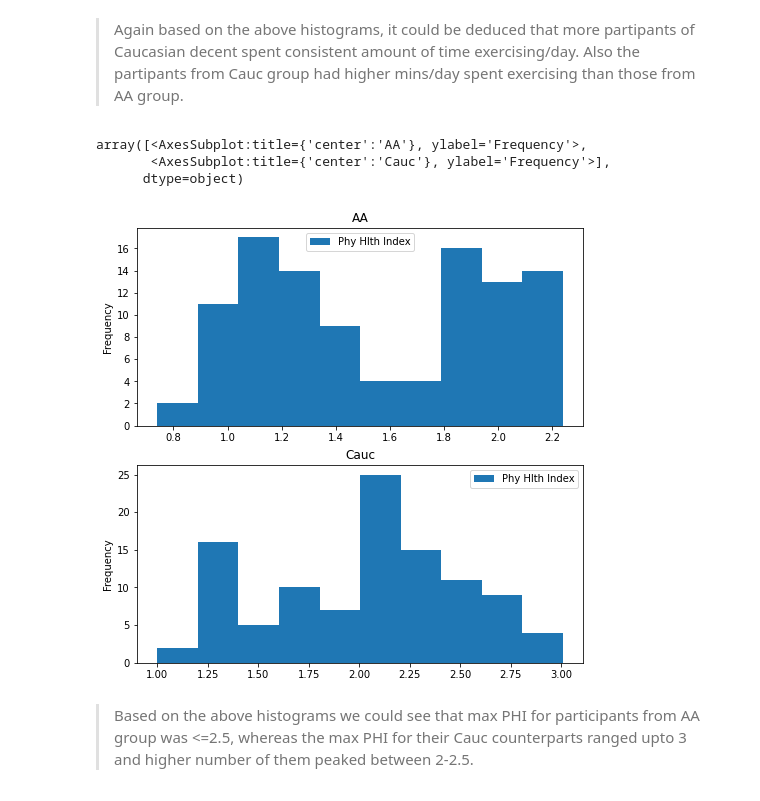
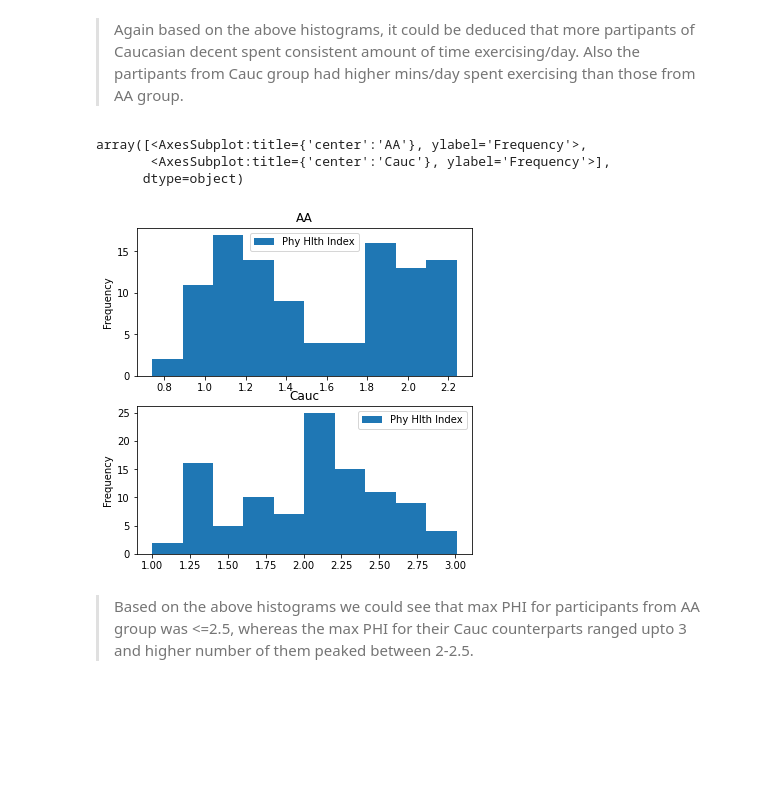
Before and after one commit to ashwinibhatt85/sleepapneastudy, a Jupyter notebook: sleepapneaanalysis2022.ipynb, the cells around one changed output. Saved outputs shown, nothing was run; the diff lists cells and outputs as text; code cells hidden in the pictures; blank space fills up the shorter version.

```diff
--- a/sleepapneaanalysis2022.ipynb
+++ b/sleepapneaanalysis2022.ipynb
@@ -541,12 +540,12 @@ array([<AxesSubplot:title={'center':'AA'}, ylabel='Frequency'>,
 # %%
 #"Race","Education","BMI","Obesity","Type of Meals","Exercise Dur(Mins/day)","Lifestyle",
 # "Phy Hlth Index","Avg CPAP Use(hrs/night)"
-df.plot.hist(column=["Phy Hlth Index"],by="Race", figsize=(8,8))
+df.plot.hist(column=["Phy Hlth Index"],by="Race", figsize=(6,6))
 # %% [output]
 array([<AxesSubplot:title={'center':'AA'}, ylabel='Frequency'>,
        <AxesSubplot:title={'center':'Cauc'}, ylabel='Frequency'>],
       dtype=object)
-[figure, old version]
+[figure, new version]
 # %% [markdown]
 > Based on the above histograms we could see that max PHI for participants from AA group was <=2.5, whereas the max PHI for their Cauc counterparts ranged upto 3 and higher number of them peaked between 2-2.5.
 # %%
```
Also changed, not shown: parts of 9 cells of this notebook.
